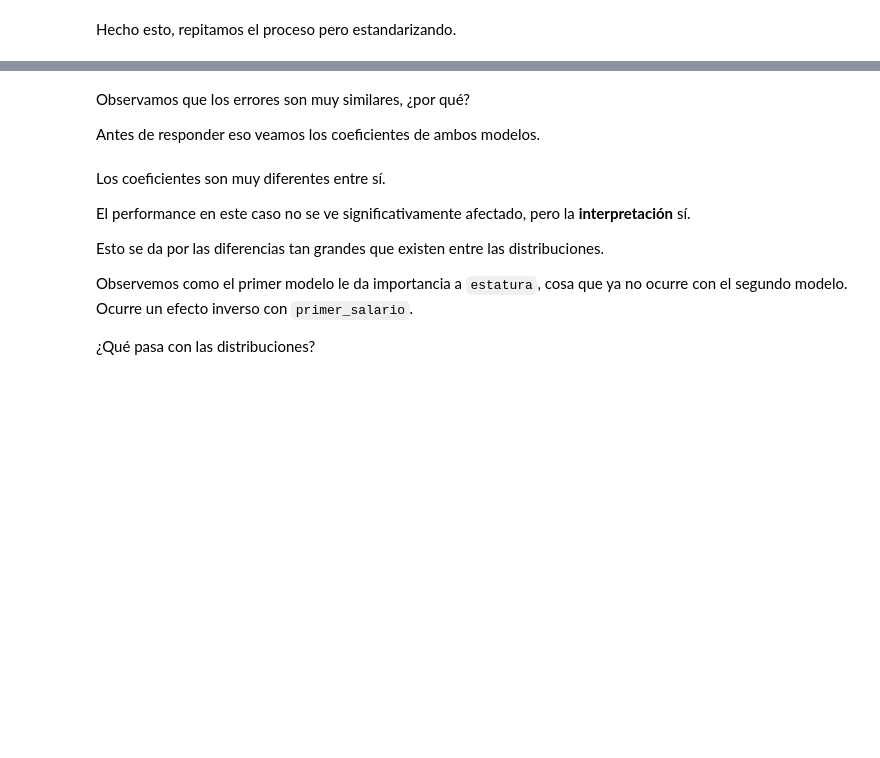
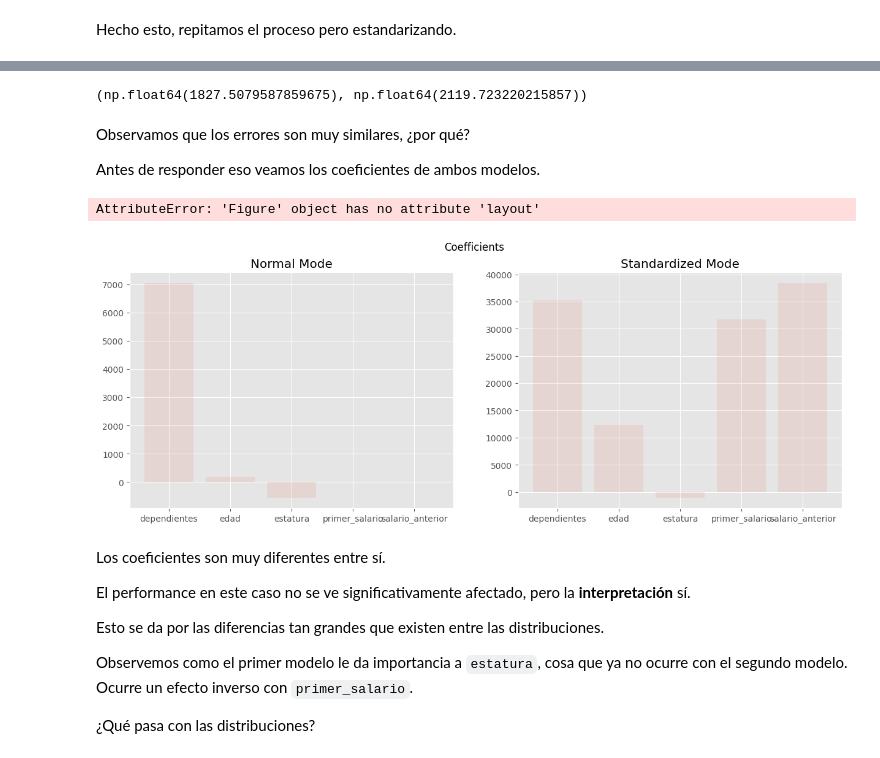
Before and after one commit to bielng/Data-Lab, a Jupyter notebook: 3,1_clase_202601.ipynb, the cells around one changed output, grey strips where cells are left out. Cells and saved outputs as stored; diff of their text form; code cells hidden in the pictures; blank space fills up the shorter version.

Commit message:
Normal Mode vs Standardized Mode

```diff
--- a/3,1_clase_202601.ipynb
+++ b/3,1_clase_202601.ipynb
@@ -146,3 +146,9 @@ Hecho esto, repitamos el proceso pero estandarizando.
 # %%
 norm_x_train = x_train / x_train.max()
 norm_x_test = x_test / x_train.max()
+# %%
+model = LinearRegression()
+model.fit(norm_x_train, y_train)
+
+prediction = model.predict(norm_x_test)
+coefs_second_model = model.coef_
@@ -151,7 +161,35 @@ print(f'El error en el primer set es de: {error2} MXN')
+# %%
+error1, error2
+# %% [output]
+(np.float64(1827.5079587859675), np.float64(2119.723220215857))
 # %% [markdown]
 Observamos que los errores son muy similares, ¿por qué?
 
 Antes de responder eso veamos los coeficientes de ambos modelos.
+# %%
+index = range(len(coefs_second_model))
+fig, (ax1, ax2) = plt.subplots(nrows=1, ncols=2, figsize=(15, 5))
+
+ax1.bar(index, coefs_first_model, alpha=0.1)
+ax2.bar(index, coefs_second_model, alpha=0.1)
+
+ax1.set_title('Normal Mode')
+ax2.set_title('Standardized Mode')
+
+
+fig.suptitle("Coefficients")
+
+ax1.set_xticks(index)
+ax2.set_xticks(index)
+
+ax1.set_xticklabels(predictors)
+ax2.set_xticklabels(predictors)
+
+fig.layout()
+plt.show()
+# %% [output]
+AttributeError: 'Figure' object has no attribute 'layout'
+[figure, added]
 # %% [markdown]
 Los coeficientes son muy diferentes entre sí.
 
```
Also changed, not shown: parts of 2 cells of this notebook.
